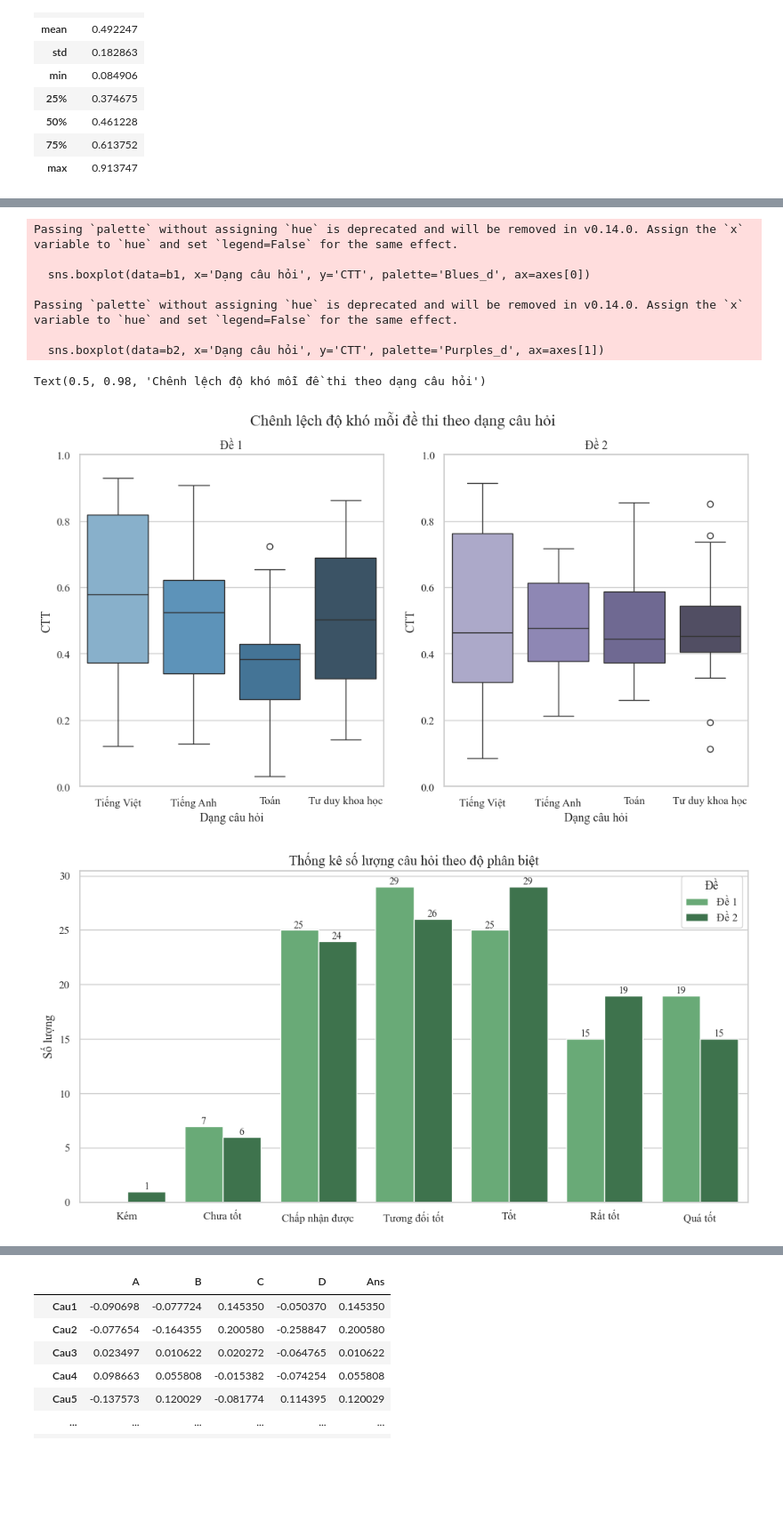
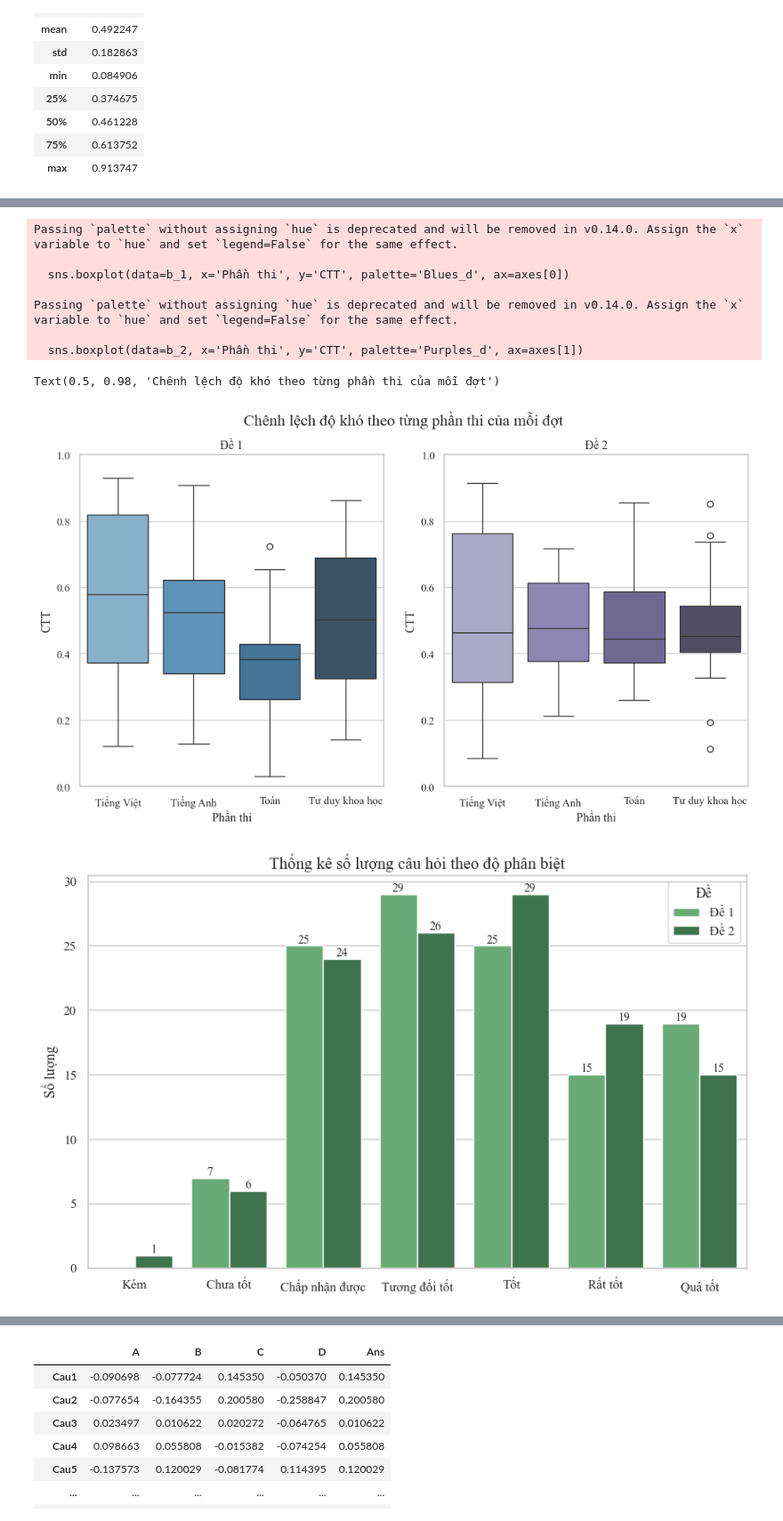
Before and after one commit to DuongThai2712/item-analysis-and-mmle-irt, a Jupyter notebook: main.ipynb, the cells around one changed output, grey strips where cells are left out. Shown: that part at 89% size. Saved outputs shown, nothing was run; the diff lists cells and outputs as text; code cells hidden in the pictures; blank space fills up the shorter version.

```diff
--- a/main.ipynb
+++ b/main.ipynb
@@ -382,32 +198,32 @@ b2['Dạng câu hỏi'] = (
 )
 # %%
 fig, axes = plt.subplots(ncols=2, figsize=(12, 6))
-sns.boxplot(data=b1, x='Dạng câu hỏi', y='CTT', palette='Blues_d', ax=axes[0])
+sns.boxplot(data=b_1, x='Phần thi', y='CTT', palette='Blues_d', ax=axes[0])
 axes[0].set_title('Đề 1')
 axes[0].set_ylim(0,1)
-sns.boxplot(data=b2, x='Dạng câu hỏi', y='CTT', palette='Purples_d', ax=axes[1])
+sns.boxplot(data=b_2, x='Phần thi', y='CTT', palette='Purples_d', ax=axes[1])
 axes[1].set_title('Đề 2')
 axes[1].set_ylim(0,1)
-plt.suptitle('Chênh lệch độ khó mỗi đề thi theo dạng câu hỏi', fontsize=16)
+plt.suptitle('Chênh lệch độ khó theo từng phần thi của mỗi đợt', fontsize=16)
 # %% [output]
 Passing `palette` without assigning `hue` is deprecated and will be removed in v0.14.0. Assign the `x` variable to `hue` and set `legend=False` for the same effect.
 
-  sns.boxplot(data=b1, x='Dạng câu hỏi', y='CTT', palette='Blues_d', ax=axes[0])
+  sns.boxplot(data=b_1, x='Phần thi', y='CTT', palette='Blues_d', ax=axes[0])
 
 Passing `palette` without assigning `hue` is deprecated and will be removed in v0.14.0. Assign the `x` variable to `hue` and set `legend=False` for the same effect.
 
-  sns.boxplot(data=b2, x='Dạng câu hỏi', y='CTT', palette='Purples_d', ax=axes[1])
+  sns.boxplot(data=b_2, x='Phần thi', y='CTT', palette='Purples_d', ax=axes[1])
-Text(0.5, 0.98, 'Chênh lệch độ khó mỗi đề thi theo dạng câu hỏi')
+Text(0.5, 0.98, 'Chênh lệch độ khó theo từng phần thi của mỗi đợt')
-[figure, old version]
+[figure, new version]
 # %%
 a_1, a_2 =  pd.DataFrame(), pd.DataFrame()
 for data in [df_TV1, df_TA1, df_TO1, df_KH1]:
-    data = tinh_diem(data)
+    data = ip.tinh_diem(data)
     a = (ctt.cal_disc(data[data['Null'] < 30])) # loại những thí sinh không thi 1 phần (bỏ toàn bộ câu hỏi của phần thi đó)
     a_1 = pd.concat([a_1, a], axis=0)
 
 for data in [df_TV2, df_TA2, df_TO2, df_KH2]:
-    data = tinh_diem(data)
+    data = ip.tinh_diem(data)
     a = (ctt.cal_disc(data[data['Null'] < 30])) # loại những thí sinh không thi 1 phần (bỏ toàn bộ câu hỏi của phần thi đó)
     a_2 = pd.concat([a_2, a], axis=0)
 
@@ -433,29 +249,8 @@ def a_category(disc):
 a_1['Phân loại'] = a_1['D-Index'].apply(a_category)
 a_2['Phân loại'] = a_2['D-Index'].apply(a_category)
 # %%
-sns.set_style("whitegrid")
-plt.rcParams['font.family'] = 'serif'
-plt.rcParams['font.serif'] = ['Times New Roman']
-plt.figure(figsize=(12, 6))
-
-a1 = a_1.copy()
-a2 = a_2.copy()
-
-a1["Đề"] = "Đề 1"
-a2["Đề"] = "Đề 2"
-merged = pd.concat([a1, a2], ignore_index=True)
-sns.countplot(data=merged, x='Phân loại', palette='Greens_d', order=['Kém', 'Chưa tốt', 'Chấp nhận được', 'Tương đối tốt',
-                                                                    'Tốt', 'Rất tốt','Quá tốt'], hue='Đề')
-plt.title('Thống kê số lượng câu hỏi theo độ phân biệt', fontsize=14)
-plt.xlabel(None)
-plt.ylabel('Số lượng')
-
-#thêm nhãn trên mỗi cột
-for p in plt.gca().patches:
-    height = p.get_height()
-    if height >0:
-        plt.gca().annotate(f'{int(height)}', (p.get_x() + p.get_width() / 2, height),
-                        ha='center', va='bottom', fontsize=10)
+ip.plot_item(a_1, a_2, title='Thống kê số lượng câu hỏi theo độ phân biệt', order=['Kém', 'Chưa tốt', 'Chấp nhận được', 'Tương đối tốt',
+                                                                    'Tốt', 'Rất tốt','Quá tốt',], palette='Greens_d', size=(10,6))
 # %% [output]
-[figure, old version]
+[figure, new version]
 # %%
```
Also changed, not shown: parts of 20 cells of this notebook, 2 other files.
